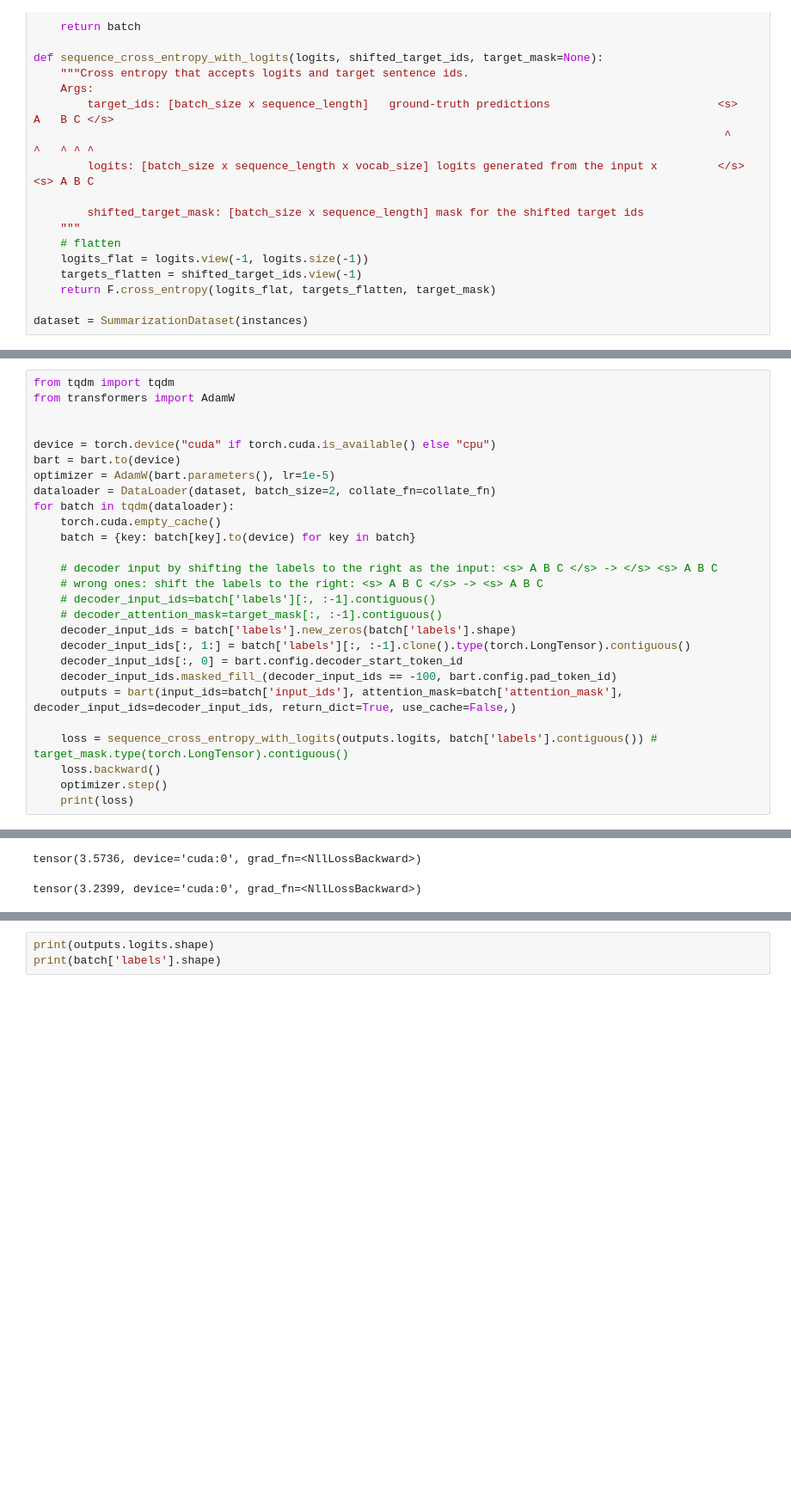
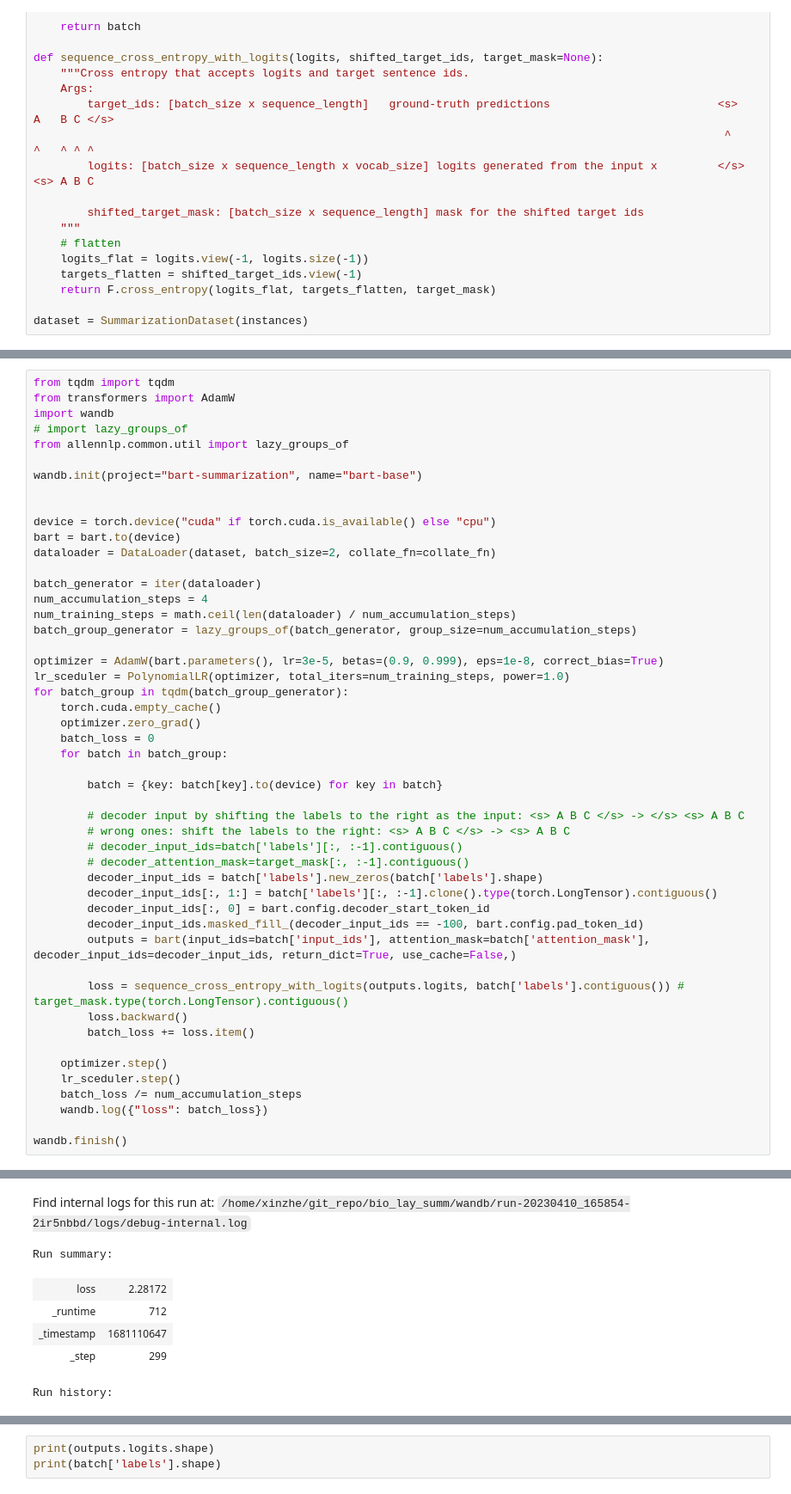
Before and after one commit to xinzhel/bio_lay_summ, a Jupyter notebook: train.ipynb, the cells around one changed output, grey strips where cells are left out. Shown: that part at 86% size. Cells and saved outputs as stored; diff of their text form; blank space fills up the shorter version.

Commit message:
tuning batch size (gradient accumulation), lr (lr values, lr scheduler) & wandb

```diff
--- a/train.ipynb
+++ b/train.ipynb
@@ -155,28 +204,50 @@ dataset = SummarizationDataset(instances)
 # %%
 from tqdm import tqdm
 from transformers import AdamW
+import wandb
+# import lazy_groups_of
+from allennlp.common.util import lazy_groups_of
+
+wandb.init(project="bart-summarization", name="bart-base")
 
 
 device = torch.device("cuda" if torch.cuda.is_available() else "cpu")
 bart = bart.to(device)
-optimizer = AdamW(bart.parameters(), lr=1e-5)
 dataloader = DataLoader(dataset, batch_size=2, collate_fn=collate_fn)
-for batch in tqdm(dataloader):
+
+batch_generator = iter(dataloader)
+num_accumulation_steps = 4
+num_training_steps = math.ceil(len(dataloader) / num_accumulation_steps)
+batch_group_generator = lazy_groups_of(batch_generator, group_size=num_accumulation_steps)
+
+optimizer = AdamW(bart.parameters(), lr=3e-5, betas=(0.9, 0.999), eps=1e-8, correct_bias=True)
+lr_sceduler = PolynomialLR(optimizer, total_iters=num_training_steps, power=1.0)
+for batch_group in tqdm(batch_group_generator):
     torch.cuda.empty_cache()
-    batch = {key: batch[key].to(device) for key in batch}
+    optimizer.zero_grad()
+    batch_loss = 0
+    for batch in batch_group:
 
-    # decoder input by shifting the labels to the right as the input: <s> A B C </s> -> </s> <s> A B C
-    # wrong ones: shift the labels to the right: <s> A B C </s> -> <s> A B C
-    # decoder_input_ids=batch['labels'][:, :-1].contiguous()
-    # decoder_attention_mask=target_mask[:, :-1].contiguous()
-    decoder_input_ids = batch['labels'].new_zeros(batch['labels'].shape)
-    decoder_input_ids[:, 1:] = batch['labels'][:, :-1].clone().type(torch.LongTensor).contiguous()
-    decoder_input_ids[:, 0] = bart.config.decoder_start_token_id
-    decoder_input_ids.masked_fill_(decoder_input_ids == -100, bart.config.pad_token_id)
-    outputs = bart(input_ids=batch['input_ids'], attention_mask=batch['attention_mask'], decoder_input_ids=decoder_input_ids, return_dict=True, use_cache=False,)
+        batch = {key: batch[key].to(device) for key in batch}
 
-    loss = sequence_cross_entropy_with_logits(outputs.logits, batch['labels'].contiguous()) # target_mask.type(torch.LongTensor).contiguous()
-    loss.backward()
+        # decoder input by shifting the labels to the right as the input: <s> A B C </s> -> </s> <s> A B C
+        # wrong ones: shift the labels to the right: <s> A B C </s> -> <s> A B C
+        # decoder_input_ids=batch['labels'][:, :-1].contiguous()
+        # decoder_attention_mask=target_mask[:, :-1].contiguous()
+        decoder_input_ids = batch['labels'].new_zeros(batch['labels'].shape)
+        decoder_input_ids[:, 1:] = batch['labels'][:, :-1].clone().type(torch.LongTensor).contiguous()
+        decoder_input_ids[:, 0] = bart.config.decoder_start_token_id
+        decoder_input_ids.masked_fill_(decoder_input_ids == -100, bart.config.pad_token_id)
+        outputs = bart(input_ids=batch['input_ids'], attention_mask=batch['attention_mask'], decoder_input_ids=decoder_input_ids, return_dict=True, use_cache=False,)
+
+        loss = sequence_cross_entropy_with_logits(outputs.logits, batch['labels'].contiguous()) # target_mask.type(torch.LongTensor).contiguous()
+        loss.backward()
+        batch_loss += loss.item()
+
     optimizer.step()
-    print(loss)
+    lr_sceduler.step()
+    batch_loss /= num_accumulation_steps
+    wandb.log({"loss": batch_loss})
+
+wandb.finish()
 # %% [output]
@@ -183,2 +258,7 @@ for batch in tqdm(dataloader):
+Find internal logs for this run at: /home/xinzhe/git_repo/bio_lay_summ/wandb/run-20230410_165854-2ir5nbbd/logs/debug-internal.log
-tensor(3.5736, device='cuda:0', grad_fn=<NllLossBackward>)
+Run summary:
+| loss | 2.28172 |
+| _runtime | 712 |
+| _timestamp | 1681110647 |
+| _step | 299 |
-tensor(3.2399, device='cuda:0', grad_fn=<NllLossBackward>)
+Run history:
```
Also changed, not shown: parts of 2 cells of this notebook, 39 other files.
